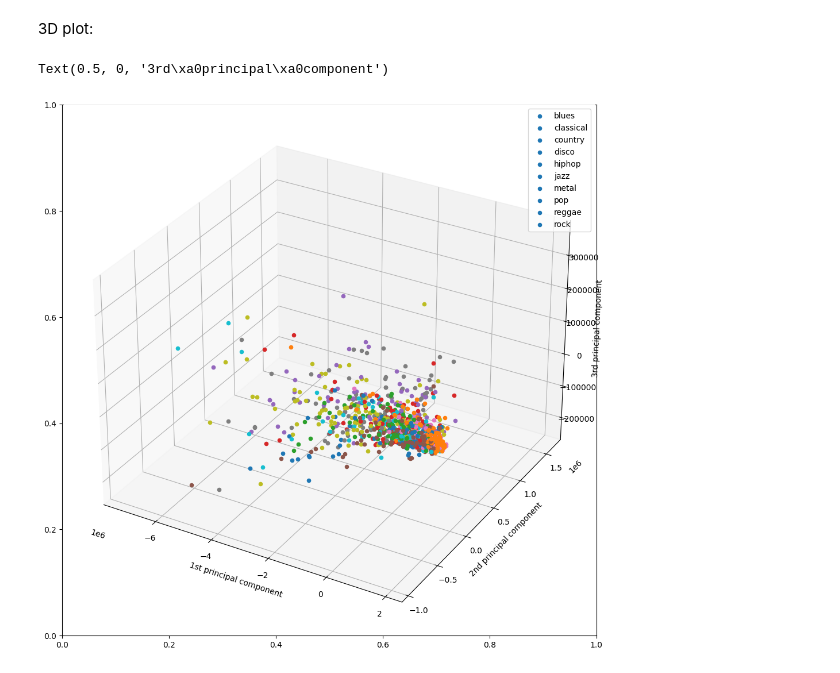
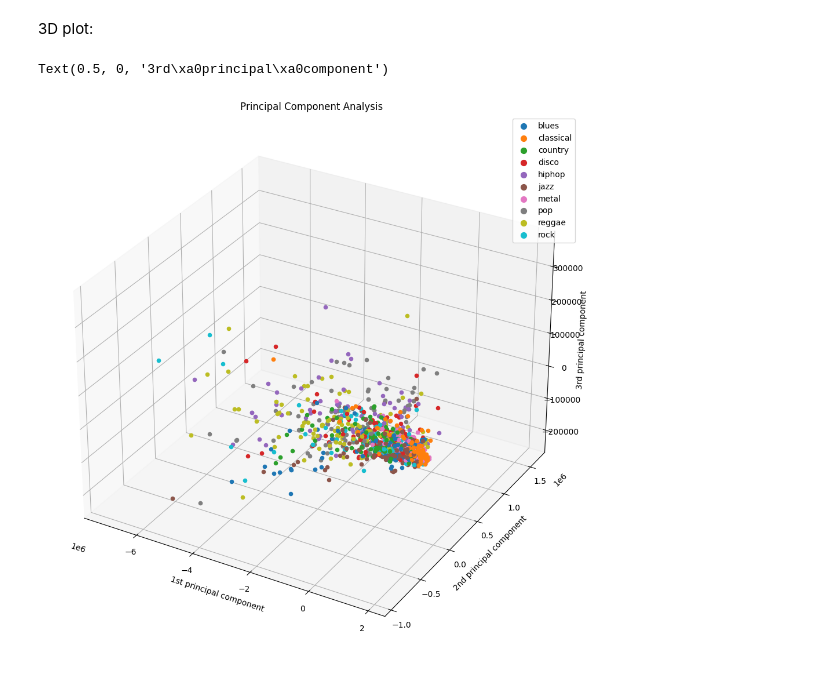
Before and after one commit to albertopirillo/naml-project-2023, a Jupyter notebook: EDA.ipynb, the cells around one changed output. Drawn from its saved outputs; the diff is of its cells as text; code cells hidden in the pictures.

```diff
--- a/EDA.ipynb
+++ b/EDA.ipynb
@@ -114,6 +114,8 @@ sns.heatmap(df.corr(), annot=True, fmt=".2f", cmap="YlGnBu", ax=ax)
 # %%
-labels = df["label"].to_numpy()
-A = df.drop(["label"], axis=1).to_numpy()
+df_numpy = df.to_numpy()
+np.random.shuffle(df_numpy)
+labels = df_numpy[:, -1]
+A = df_numpy[:, :-1].astype(np.float32)
 AT_mean = np.mean(A.T, axis=1)
 X = A.T - AT_mean[:, np.newaxis]
 # %%
@@ -153,19 +155,21 @@ Text(0, 0.5, '2nd\xa0principal\xa0component')
 3D plot:
 # %%
 from mpl_toolkits import mplot3d
+import matplotlib.patches as mpatches
+import matplotlib.lines as mlines
 
-fig, ax = plt.subplots(figsize=(12,12))
-ax = plt.axes(projection='3d')
-
+fig = plt.figure(figsize=(12,12))
+ax = fig.add_subplot(111, projection='3d')
 
 for i in range(len(labels)):
     ax.scatter(Phi[0,i], Phi[1,i], Phi[2,i], color=colors[labels[i]])
 
-
-ax.legend(colors)
+#ax.legend(handles=[mpatches.Patch(color=v, label=k, hatch='o') for k,v in colors.items()])
+ax.legend(handles=[ax.scatter([], [], color=v, label=k, s=50) for k,v in colors.items()])
+ax.set_title("Principal Component Analysis")
 ax.set_xlabel('1st principal component')
 ax.set_ylabel('2nd principal component')
 ax.set_zlabel('3rd principal component')
 # %% [output]
 Text(0.5, 0, '3rd\xa0principal\xa0component')
-[figure, old version]
+[figure, new version]
```
Also changed, not shown: parts of 2 cells of this notebook.
